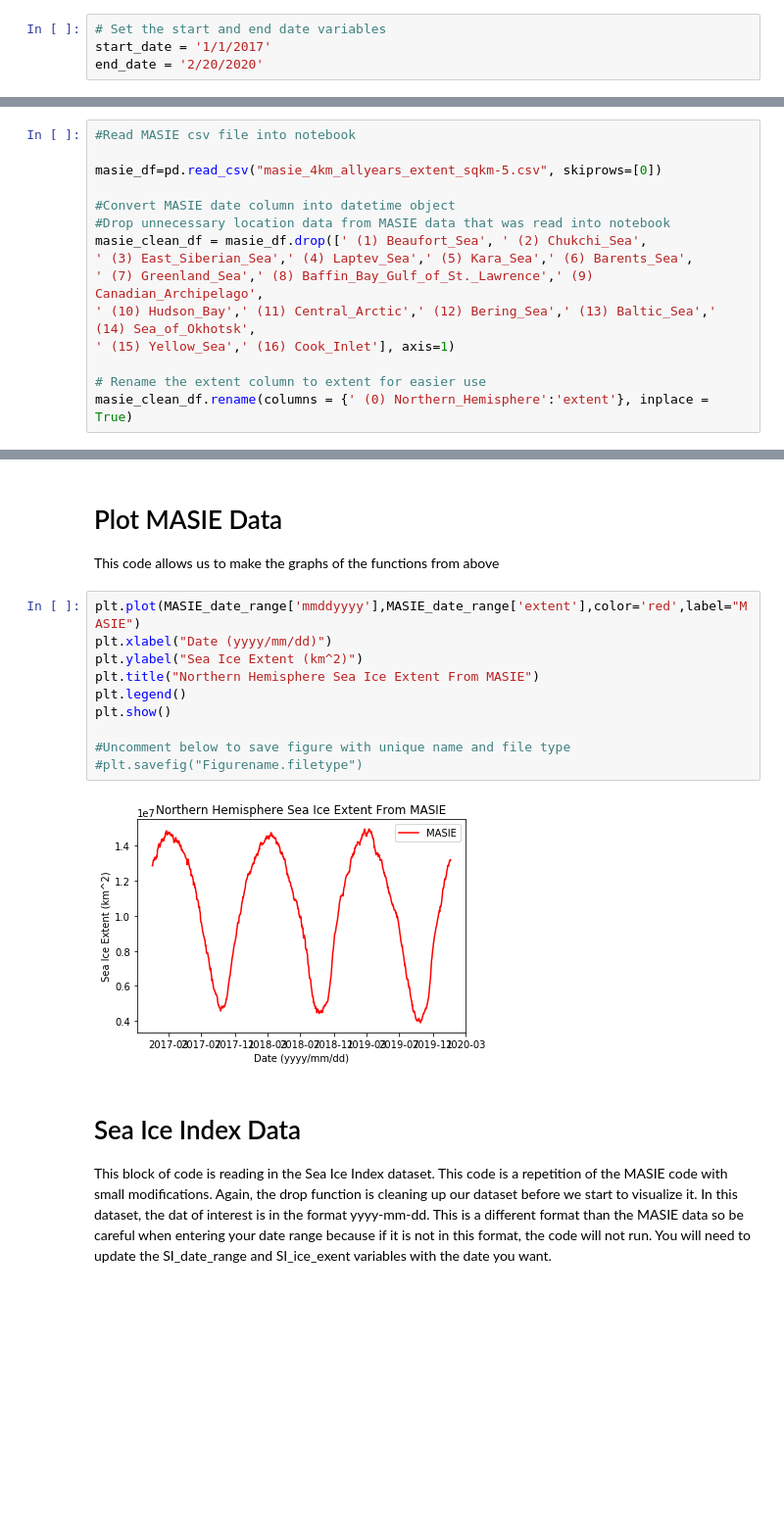
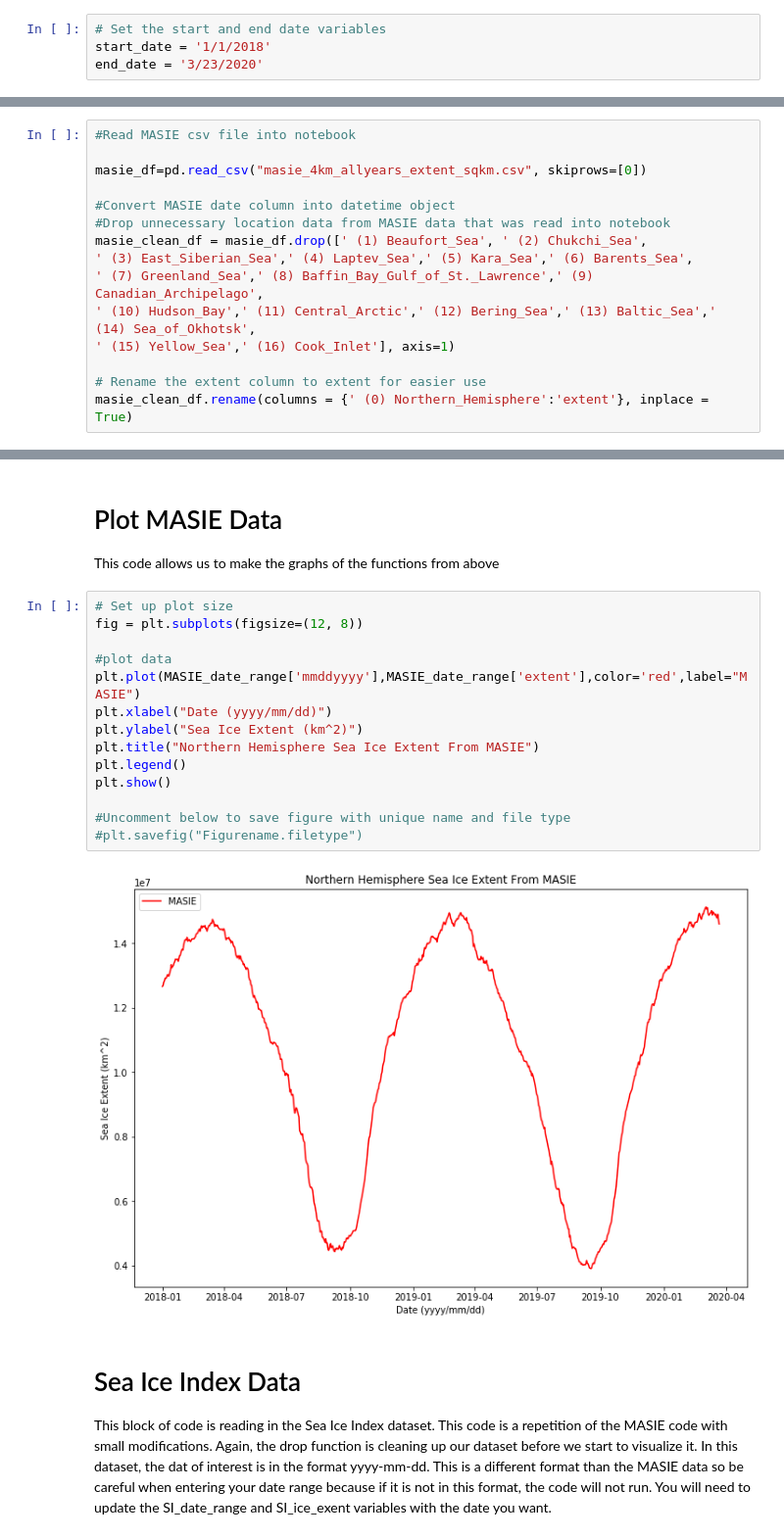
Before and after one commit to michaelavs/Daily-Arctic-Sea-Ice-Extent, a Jupyter notebook: Daily_Arctic_Sea_Ice_Extent.ipynb, the cells around one changed output, grey strips where cells are left out. Shown: that part at 98% size. Saved outputs shown, nothing was run; the diff lists cells and outputs as text; blank space fills up the shorter version.

```diff
--- a/Daily_Arctic_Sea_Ice_Extent.ipynb
+++ b/Daily_Arctic_Sea_Ice_Extent.ipynb
@@ -57,8 +73,8 @@ os.chdir("/Users/misi7940/Downloads/") #Currently set for my directory, will be
 The cell below allows you to set the start and end date desired for plotting. This will be used throughout for all the data sets. The last date will NOT be included in the graph, so make sure to add one day to your target date range. ex: I want to look at all of 2018, so my date range will be 1/1/2018 through 1/1/2019. In this specific dataset, you do not need a 10 digit day, using 1/1/2018 is the correct format for the MASIE_date_range variable.
 # %%
 # Set the start and end date variables
-start_date = '1/1/2017'
-end_date = '2/20/2020'
+start_date = '1/1/2018'
+end_date = '3/23/2020'
 # %% [markdown]
 # Extract MASIE Data
 
@@ -68,7 +84,7 @@ The following code extracts the data we are interested in from the MASIE data se
 # %%
 #Read MASIE csv file into notebook
 
-masie_df=pd.read_csv("masie_4km_allyears_extent_sqkm-5.csv", skiprows=[0])
+masie_df=pd.read_csv("masie_4km_allyears_extent_sqkm.csv", skiprows=[0])
 
 #Convert MASIE date column into datetime object
 #Drop unnecessary location data from MASIE data that was read into notebook
@@ -126,17 +142,21 @@ MASIE_date_range=clip_MASIE(start_date, end_date)
 
 This code allows us to make the graphs of the functions from above
 # %%
+# Set up plot size
+fig = plt.subplots(figsize=(12, 8))
+
+#plot data
 plt.plot(MASIE_date_range['mmddyyyy'],MASIE_date_range['extent'],color='red',label="MASIE")
 plt.xlabel("Date (yyyy/mm/dd)")
 plt.ylabel("Sea Ice Extent (km^2)")
 plt.title("Northern Hemisphere Sea Ice Extent From MASIE")
 plt.legend()
 plt.show()
 
 #Uncomment below to save figure with unique name and file type
 #plt.savefig("Figurename.filetype")
 # %% [output]
-[figure, old version]
+[figure, new version]
 # %% [markdown]
 # Sea Ice Index Data
 
```
Also changed, not shown: parts of 14 cells of this notebook, 1 other file.
